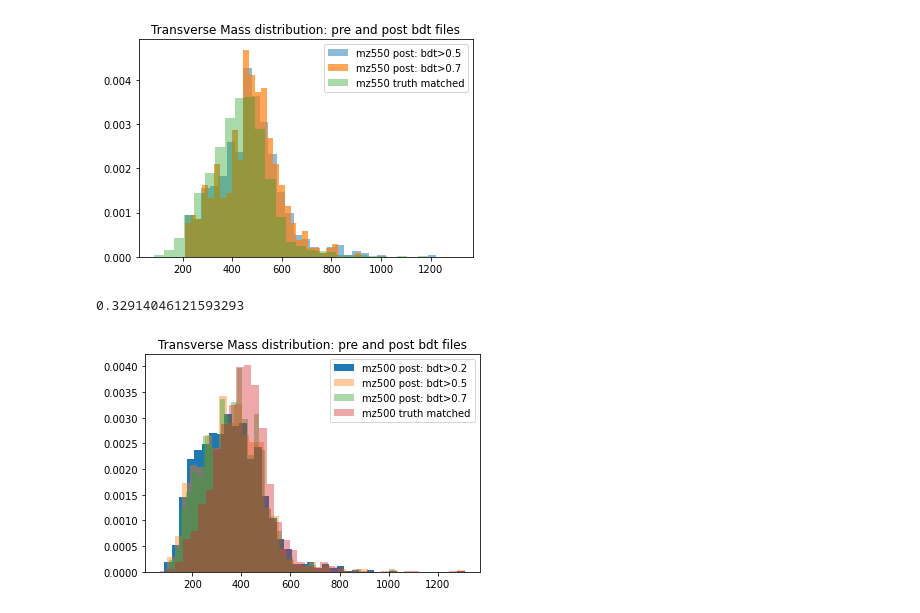
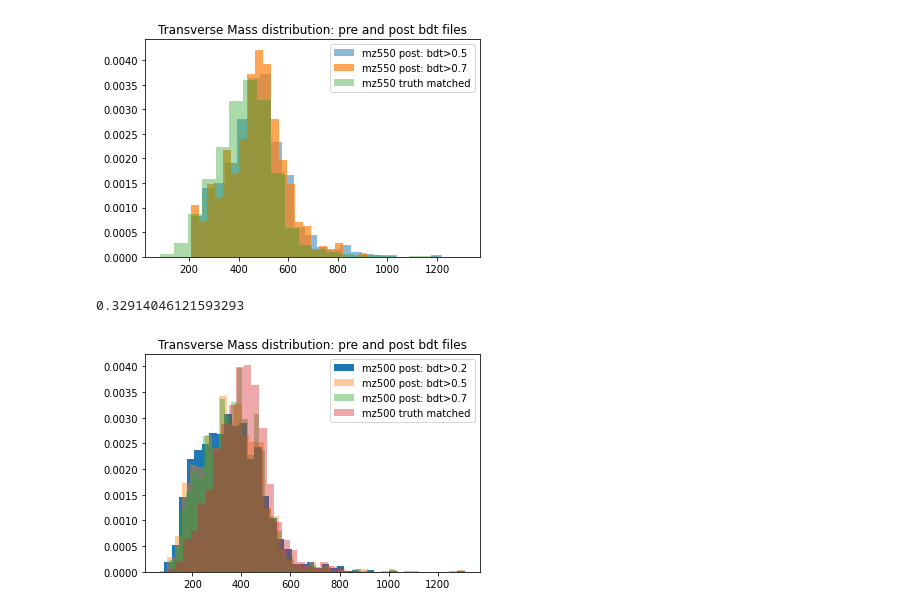
Before and after one commit to boostedsvj/svj-bdt, a Jupyter notebook: TruthvsPost.ipynb, the cells around one changed output. Saved outputs shown, nothing was run; the diff lists cells and outputs as text; code cells hidden in the pictures.

```diff
--- a/TruthvsPost.ipynb
+++ b/TruthvsPost.ipynb
@@ -5,21 +5,21 @@ import matplotlib.pyplot as plt
 from matplotlib import colors
 import numpy as np
 # %%
-mz250_post = combine_npzs(glob.glob('../Feb21_2022/postbdt_girthreweight/genjetpt375_mz250_mdark10_rinv0.3/*.npz'))
-mz300_post = combine_npzs(glob.glob('../Feb21_2022/postbdt_girthreweight/genjetpt375_mz300_mdark10_rinv0.3/*.npz'))
-mz350_post = combine_npzs(glob.glob('../Feb21_2022/postbdt_girthreweight/genjetpt375_mz350_mdark10_rinv0.3/*.npz'))
-mz400_post = combine_npzs(glob.glob('../Feb21_2022/postbdt_girthreweight/genjetpt375_mz400_mdark10_rinv0.3/*.npz'))
-mz450_post = combine_npzs(glob.glob('../Feb21_2022/postbdt_girthreweight/genjetpt375_mz450_mdark10_rinv0.3/*.npz'))
-mz500_post = combine_npzs(glob.glob('../Feb21_2022/postbdt_girthreweight/genjetpt375_mz500_mdark10_rinv0.3/*.npz'))
-mz550_post = combine_npzs(glob.glob('../Feb21_2022/postbdt_girthreweight/genjetpt375_mz550_mdark10_rinv0.3/*.npz'))
+mz250_post = combine_npzs(glob.glob('../../Feb21_2022/postbdt_girthreweight/genjetpt375_mz250_mdark10_rinv0.3/*.npz'))
+mz300_post = combine_npzs(glob.glob('../../Feb21_2022/postbdt_girthreweight/genjetpt375_mz300_mdark10_rinv0.3/*.npz'))
+mz350_post = combine_npzs(glob.glob('../../Feb21_2022/postbdt_girthreweight/genjetpt375_mz350_mdark10_rinv0.3/*.npz'))
+mz400_post = combine_npzs(glob.glob('../../Feb21_2022/postbdt_girthreweight/genjetpt375_mz400_mdark10_rinv0.3/*.npz'))
+mz450_post = combine_npzs(glob.glob('../../Feb21_2022/postbdt_girthreweight/genjetpt375_mz450_mdark10_rinv0.3/*.npz'))
+mz500_post = combine_npzs(glob.glob('../../Feb21_2022/postbdt_girthreweight/genjetpt375_mz500_mdark10_rinv0.3/*.npz'))
+mz550_post = combine_npzs(glob.glob('../../Feb21_2022/postbdt_girthreweight/genjetpt375_mz550_mdark10_rinv0.3/*.npz'))
 
-mz250_pre = combine_npzs(glob.glob('../Jan05_2022/prebdt/genjetpt375_mz250_mdark10_rinv0.3/*.npz'))['X']
-mz300_pre = combine_npzs(glob.glob('../Jan05_2022/prebdt/genjetpt375_mz300_mdark10_rinv0.3/*.npz'))['X']
-mz350_pre = combine_npzs(glob.glob('../Jan05_2022/prebdt/genjetpt375_mz350_mdark10_rinv0.3/*.npz'))['X']
-mz400_pre = combine_npzs(glob.glob('../Jan05_2022/prebdt/genjetpt375_mz400_mdark10_rinv0.3/*.npz'))['X']
-mz450_pre = combine_npzs(glob.glob('../Jan05_2022/prebdt/genjetpt375_mz450_mdark10_rinv0.3/*.npz'))['X']
-mz500_pre = combine_npzs(glob.glob('../Jan05_2022/prebdt/genjetpt375_mz500_mdark10_rinv0.3/*.npz'))['X']
-mz550_pre = combine_npzs(glob.glob('../Jan05_2022/prebdt/genjetpt375_mz550_mdark10_rinv0.3/*.npz'))['X']
+mz250_pre = combine_npzs(glob.glob('../../Jan05_2022/prebdt/genjetpt375_mz250_mdark10_rinv0.3/*.npz'))['X']
+mz300_pre = combine_npzs(glob.glob('../../Jan05_2022/prebdt/genjetpt375_mz300_mdark10_rinv0.3/*.npz'))['X']
+mz350_pre = combine_npzs(glob.glob('../../Jan05_2022/prebdt/genjetpt375_mz350_mdark10_rinv0.3/*.npz'))['X']
+mz400_pre = combine_npzs(glob.glob('../../Jan05_2022/prebdt/genjetpt375_mz400_mdark10_rinv0.3/*.npz'))['X']
+mz450_pre = combine_npzs(glob.glob('../../Jan05_2022/prebdt/genjetpt375_mz450_mdark10_rinv0.3/*.npz'))['X']
+mz500_pre = combine_npzs(glob.glob('../../Jan05_2022/prebdt/genjetpt375_mz500_mdark10_rinv0.3/*.npz'))['X']
+mz550_pre = combine_npzs(glob.glob('../../Jan05_2022/prebdt/genjetpt375_mz550_mdark10_rinv0.3/*.npz'))['X']
 mz550_post
 # %% [output]
 {'score': array([0.68670636, 0.980415  , 0.00286184, ..., 0.86073357, 0.940631  ,
@@ -48,16 +44,16 @@ mz550_post['mt'][score>0.5 & pt>600]
 # %%
 score=mz550_post['score']
 pt = mz550_post['pt']
 #plt.hist(mz550_post['mt'][(score>0.2) & (pt>500)], bins=30, label='mz550 post: bdt>0.2', density=True)
-plt.hist(mz550_post['mt'][(score>0.5) & (pt>500)], bins=30, label='mz550 post: bdt>0.5', alpha=0.5, density=True)
-plt.hist(mz550_post['mt'][(score>0.7) & (pt>500)], bins=30, label='mz550 post: bdt>0.7', alpha=0.7, density=True)
-plt.hist(mz550_pre[:,17], bins=30, label='mz550 truth matched', alpha=0.4, density=True)
+plt.hist(mz550_post['mt'][(score>0.5) & (pt>500)], bins=22, label='mz550 post: bdt>0.5', alpha=0.5, density=True)
+plt.hist(mz550_post['mt'][(score>0.7) & (pt>500)], bins=22, label='mz550 post: bdt>0.7', alpha=0.7, density=True)
+plt.hist(mz550_pre[:,17], bins=22, label='mz550 truth matched', alpha=0.4, density=True)
 plt.legend()
 plt.title('Transverse Mass distribution: pre and post bdt files')
 plt.show()
 (pt > 500).sum() / pt.shape[0]
 # %% [output]
-[figure, old version]
+[figure, new version]
 0.32914046121593293
 # %%
 score=mz500_post['score']
```
Also changed, not shown: parts of 1 cell of this notebook, 2 other files.
